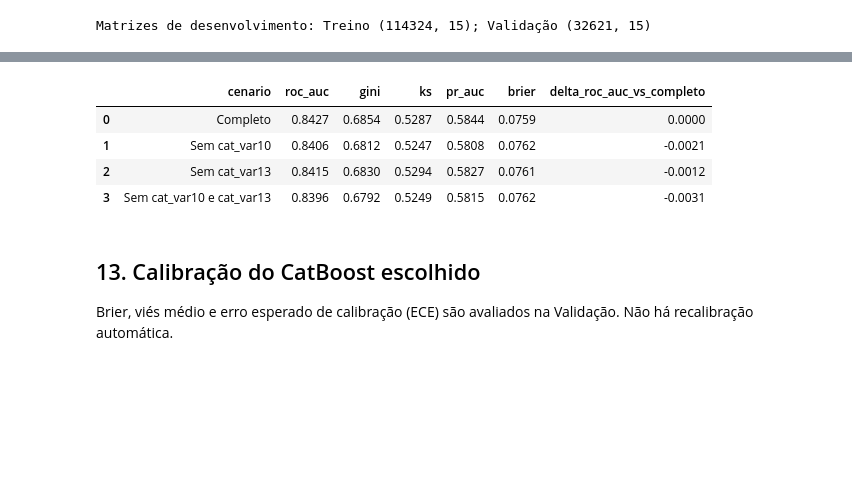
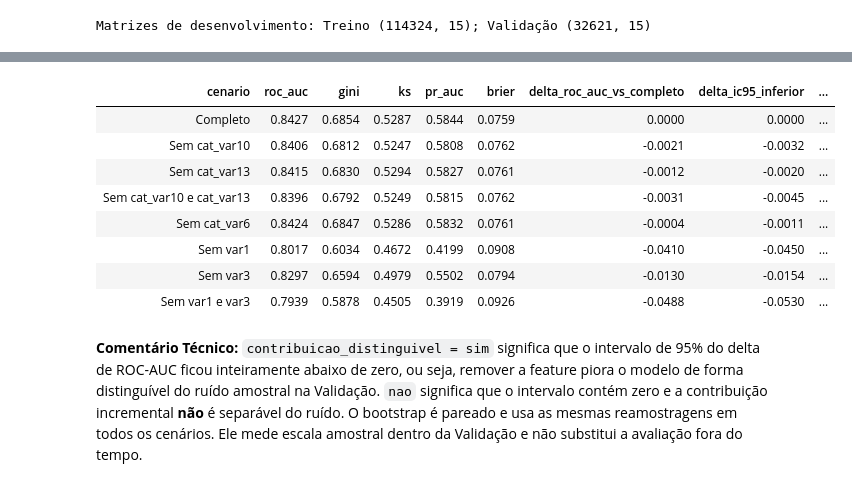
Before and after one commit to ariel-velardo/datascience, a Jupyter notebook: projetos/credit-card-behavior-score/notebooks/credit_card_behavior_score.ipynb, the cells around one changed output, grey strips where cells are left out. Cells and saved outputs as stored; diff of their text form; code cells hidden in the pictures; blank space fills up the shorter version.

```diff
--- a/projetos/credit-card-behavior-score/notebooks/credit_card_behavior_score.ipynb
+++ b/projetos/credit-card-behavior-score/notebooks/credit_card_behavior_score.ipynb
@@ -563,0 +697,19 @@ Regressão Logística escolhida: C=0.1.
+# %%
+# Evidência histórica do tuning já concluído; não é recalculada neste fechamento.
+tabela_tuning_logistica = pd.DataFrame([
+    {'C': 0.01, 'roc_auc_treino': 0.8155108162, 'gini_treino': 0.6310216325, 'ks_treino': 0.4890898681, 'pr_auc_treino': 0.4715775829, 'brier_treino': 0.0804073943, 'roc_auc_validacao': 0.8187376941, 'gini_validacao': 0.6374753882, 'ks_validacao': 0.4912532943, 'pr_auc_validacao': 0.5337351140, 'brier_validacao': 0.0808023267, 'gap_roc_auc': -0.0032268779},
+    {'C': 0.10, 'roc_auc_treino': 0.8160042587, 'gini_treino': 0.6320085175, 'ks_treino': 0.4916885501, 'pr_auc_treino': 0.4729626401, 'brier_treino': 0.0802721717, 'roc_auc_validacao': 0.8188189855, 'gini_validacao': 0.6376379710, 'ks_validacao': 0.4884469250, 'pr_auc_validacao': 0.5344337741, 'brier_validacao': 0.0807465690, 'gap_roc_auc': -0.0028147268},
+    {'C': 1.00, 'roc_auc_treino': 0.8159972110, 'gini_treino': 0.6319944219, 'ks_treino': 0.4916687008, 'pr_auc_treino': 0.47304041796, 'brier_treino': 0.0802640033, 'roc_auc_validacao': 0.8187381223, 'gini_validacao': 0.6374762446, 'ks_validacao': 0.4883401294, 'pr_auc_validacao': 0.5343690024, 'brier_validacao': 0.0807556507, 'gap_roc_auc': -0.0027409113},
+    {'C': 10.0, 'roc_auc_treino': 0.8159950015, 'gini_treino': 0.6319900031, 'ks_treino': 0.4915880787, 'pr_auc_treino': 0.4730573888, 'brier_treino': 0.0802631662, 'roc_auc_validacao': 0.8187175853, 'gini_validacao': 0.6374351707, 'ks_validacao': 0.4880168051, 'pr_auc_validacao': 0.5343577079, 'brier_validacao': 0.0807598170, 'gap_roc_auc': -0.0027225838},
+])
+c_logistica_escolhido = 0.1
+pipeline_logistica = Pipeline([('preprocessamento', clone(preprocessador_logistico)),
+    ('modelo', LogisticRegression(C=c_logistica_escolhido, l1_ratio=0.0, max_iter=2000,
+                                   random_state=SEMENTE_ALEATORIA))])
+pipeline_logistica.fit(X_treino, y_treino)
+prob_log_treino = pipeline_logistica.predict_proba(X_treino)[:, 1]
+prob_log_validacao = pipeline_logistica.predict_proba(X_validacao)[:, 1]
+display(tabela_tuning_logistica.style.format({
+    coluna: '{:.4f}' for coluna in tabela_tuning_logistica.columns if coluna != 'C'
+}))
+print(f'Regressão Logística escolhida: C={c_logistica_escolhido:g}.')
@@ -721,34 +968,67 @@ Os quatro experimentos reutilizam a configuração CatBoost escolhida e alteram
 # %%
-cenarios_ablacao = {'Completo': [], 'Sem cat_var10': ['cat_var10'],
-    'Sem cat_var13': ['cat_var13'], 'Sem cat_var10 e cat_var13': ['cat_var10', 'cat_var13']}
+cenarios_ablacao = {
+    'Completo': [],
+    'Sem cat_var10': ['cat_var10'],
+    'Sem cat_var13': ['cat_var13'],
+    'Sem cat_var10 e cat_var13': ['cat_var10', 'cat_var13'],
+    'Sem cat_var6': ['cat_var6'],
+    'Sem var1': ['var1'],
+    'Sem var3': ['var3'],
+    'Sem var1 e var3': ['var1', 'var3'],
+}
 resultados_ablacao = []
+probabilidades_ablacao = {}
 for cenario, removidas in cenarios_ablacao.items():
     if cenario == 'Completo':
         probabilidade = prob_cat_validacao
     else:
         numericas = [v for v in VARIAVEIS_NUMERICAS if v not in removidas]
         categoricas = [v for v in VARIAVEIS_CATEGORICAS if v not in removidas]
         X_tr = preparar_features_catboost(X_treino.drop(columns=removidas), numericas, categoricas)
         X_va = preparar_features_catboost(X_validacao.drop(columns=removidas), numericas, categoricas)
         modelo = CatBoostClassifier(iterations=1500, depth=configuracao_catboost[0],
             learning_rate=configuracao_catboost[1], loss_function='Logloss', eval_metric='AUC',
             random_seed=SEMENTE_ALEATORIA, verbose=False, allow_writing_files=False, thread_count=-1)
         modelo.fit(X_tr, y_treino, cat_features=categoricas, eval_set=(X_va, y_validacao),
                    early_stopping_rounds=100, verbose=False)
         probabilidade = modelo.predict_proba(X_va)[:, 1]
+    probabilidades_ablacao[cenario] = probabilidade
     resultados_ablacao.append({'cenario': cenario,
         **calcular_metricas_classificacao(y_validacao, probabilidade)})
 tabela_ablacao = pd.DataFrame(resultados_ablacao)
 auc_completo = tabela_ablacao.set_index('cenario').loc['Completo', 'roc_auc']
 tabela_ablacao['delta_roc_auc_vs_completo'] = tabela_ablacao['roc_auc'] - auc_completo
-display(tabela_ablacao.style.format({c: '{:.4f}' for c in tabela_ablacao.columns if c != 'cenario'}))
+limites_ablacao = []
+for cenario in tabela_ablacao['cenario']:
+    if cenario == 'Completo':
+        limites_ablacao.append((0.0, 0.0))
+    else:
+        limites_ablacao.append(
+            intervalo_delta_auc(y_validacao, prob_cat_validacao, probabilidades_ablacao[cenario]))
+tabela_ablacao['delta_ic95_inferior'] = [x[0] for x in limites_ablacao]
+tabela_ablacao['delta_ic95_superior'] = [x[1] for x in limites_ablacao]
+tabela_ablacao['contribuicao_distinguivel'] = np.where(
+    tabela_ablacao['cenario'].eq('Completo'), '-',
+    np.where((tabela_ablacao['delta_ic95_inferior'] < 0) & (tabela_ablacao['delta_ic95_superior'] < 0),
+             'sim', 'nao'))
+display(tabela_ablacao.style.format({c: '{:.4f}' for c in tabela_ablacao.columns
+                                     if c not in ['cenario', 'contribuicao_distinguivel']}).hide(axis='index'))
+display(Markdown(
+    "**Comentário Técnico:** `contribuicao_distinguivel = sim` significa que o intervalo de 95% do delta de "
+    "ROC-AUC ficou inteiramente abaixo de zero, ou seja, remover a feature piora o modelo de forma "
+    "distinguível do ruído amostral na Validação. `nao` significa que o intervalo contém zero e a "
+    "contribuição incremental **não** é separável do ruído. O bootstrap é pareado e usa as mesmas "
+    "reamostragens em todos os cenários. Ele mede escala amostral dentro da Validação e não substitui a "
+    "avaliação fora do tempo."
+))
 # %% [output]
-|  | cenario | roc_auc | gini | ks | pr_auc | brier | delta_roc_auc_vs_completo |
-| 0 | Completo | 0.8427 | 0.6854 | 0.5287 | 0.5844 | 0.0759 | 0.0000 |
-| 1 | Sem cat_var10 | 0.8406 | 0.6812 | 0.5247 | 0.5808 | 0.0762 | -0.0021 |
-| 2 | Sem cat_var13 | 0.8415 | 0.6830 | 0.5294 | 0.5827 | 0.0761 | -0.0012 |
-| 3 | Sem cat_var10 e cat_var13 | 0.8396 | 0.6792 | 0.5249 | 0.5815 | 0.0762 | -0.0031 |
+| cenario | roc_auc | gini | ks | pr_auc | brier | delta_roc_auc_vs_completo | delta_ic95_inferior | ... |
+| Completo | 0.8427 | 0.6854 | 0.5287 | 0.5844 | 0.0759 | 0.0000 | 0.0000 | ... |
+| Sem cat_var10 | 0.8406 | 0.6812 | 0.5247 | 0.5808 | 0.0762 | -0.0021 | -0.0032 | ... |
+| Sem cat_var13 | 0.8415 | 0.6830 | 0.5294 | 0.5827 | 0.0761 | -0.0012 | -0.0020 | ... |
+| Sem cat_var10 e cat_var13 | 0.8396 | 0.6792 | 0.5249 | 0.5815 | 0.0762 | -0.0031 | -0.0045 | ... |
+| Sem cat_var6 | 0.8424 | 0.6847 | 0.5286 | 0.5832 | 0.0761 | -0.0004 | -0.0011 | ... |
+| Sem var1 | 0.8017 | 0.6034 | 0.4672 | 0.4199 | 0.0908 | -0.0410 | -0.0450 | ... |
+| Sem var3 | 0.8297 | 0.6594 | 0.4979 | 0.5502 | 0.0794 | -0.0130 | -0.0154 | ... |
+| Sem var1 e var3 | 0.7939 | 0.5878 | 0.4505 | 0.3919 | 0.0926 | -0.0488 | -0.0530 | ... |
+**Comentário Técnico:** `contribuicao_distinguivel = sim` significa que o intervalo de 95% do delta de ROC-AUC ficou inteiramente abaixo de zero, ou seja, remover a feature piora o modelo de forma distinguível do ruído amostral na Validação. `nao` significa que o intervalo contém zero e a contribuição incremental **não** é separável do ruído. O bootstrap é pareado e usa as mesmas reamostragens em todos os cenários. Ele mede escala amostral dentro da Validação e não substitui a avaliação fora do tempo.
-# %% [markdown]
-## 13. Calibração do CatBoost escolhido
-
-Brier, viés médio e erro esperado de calibração (ECE) são avaliados na Validação. Não há recalibração automática.
```
Also changed, not shown: parts of 51 cells of this notebook, 18 other files.
